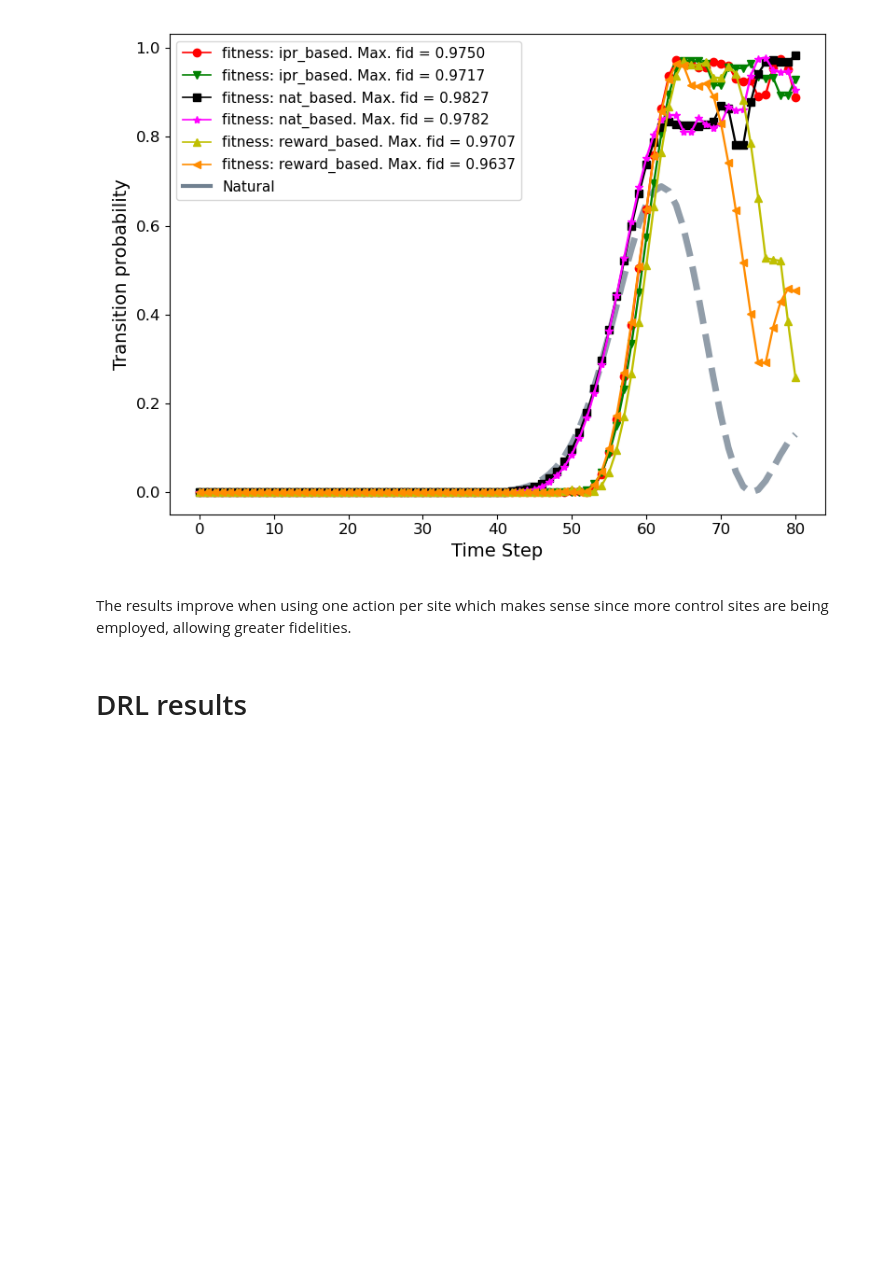
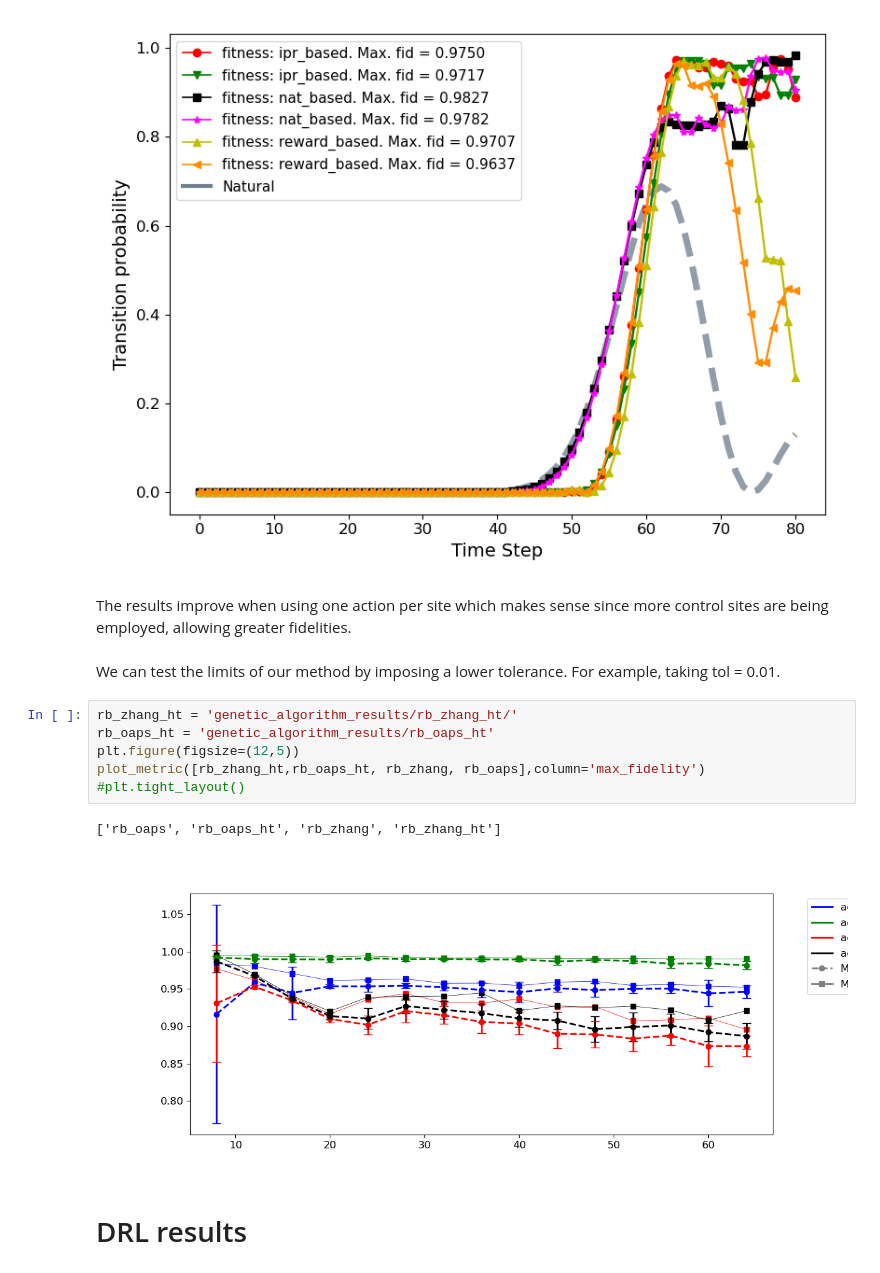
Before and after one commit to sofips/dynamic_control_for_QST, a Jupyter notebook: results_summary.ipynb, the cells around one changed output. Saved outputs shown, nothing was run; the diff lists cells and outputs as text; blank space fills up the shorter version.

Commit message:
high tolerance, labels must be fixed

```diff
--- a/results_summary.ipynb
+++ b/results_summary.ipynb
@@ -180,5 +180,16 @@ Max fid: 0.9636908602915188 Max Index: 6
 [figure]
 # %% [markdown]
 The results improve when using one action per site which makes sense since more control sites are being employed, allowing greater fidelities.
+# %% [markdown]
+We can test the limits of our method by imposing a lower tolerance. For example, taking tol = 0.01.
+# %%
+rb_zhang_ht = 'genetic_algorithm_results/rb_zhang_ht/'
+rb_oaps_ht = 'genetic_algorithm_results/rb_oaps_ht'
+plt.figure(figsize=(12,5))
+plot_metric([rb_zhang_ht,rb_oaps_ht, rb_zhang, rb_oaps],column='max_fidelity')
+#plt.tight_layout()
+# %% [output]
+['rb_oaps', 'rb_oaps_ht', 'rb_zhang', 'rb_zhang_ht']
+[figure, added]
 # %% [markdown]
 # DRL results
```
